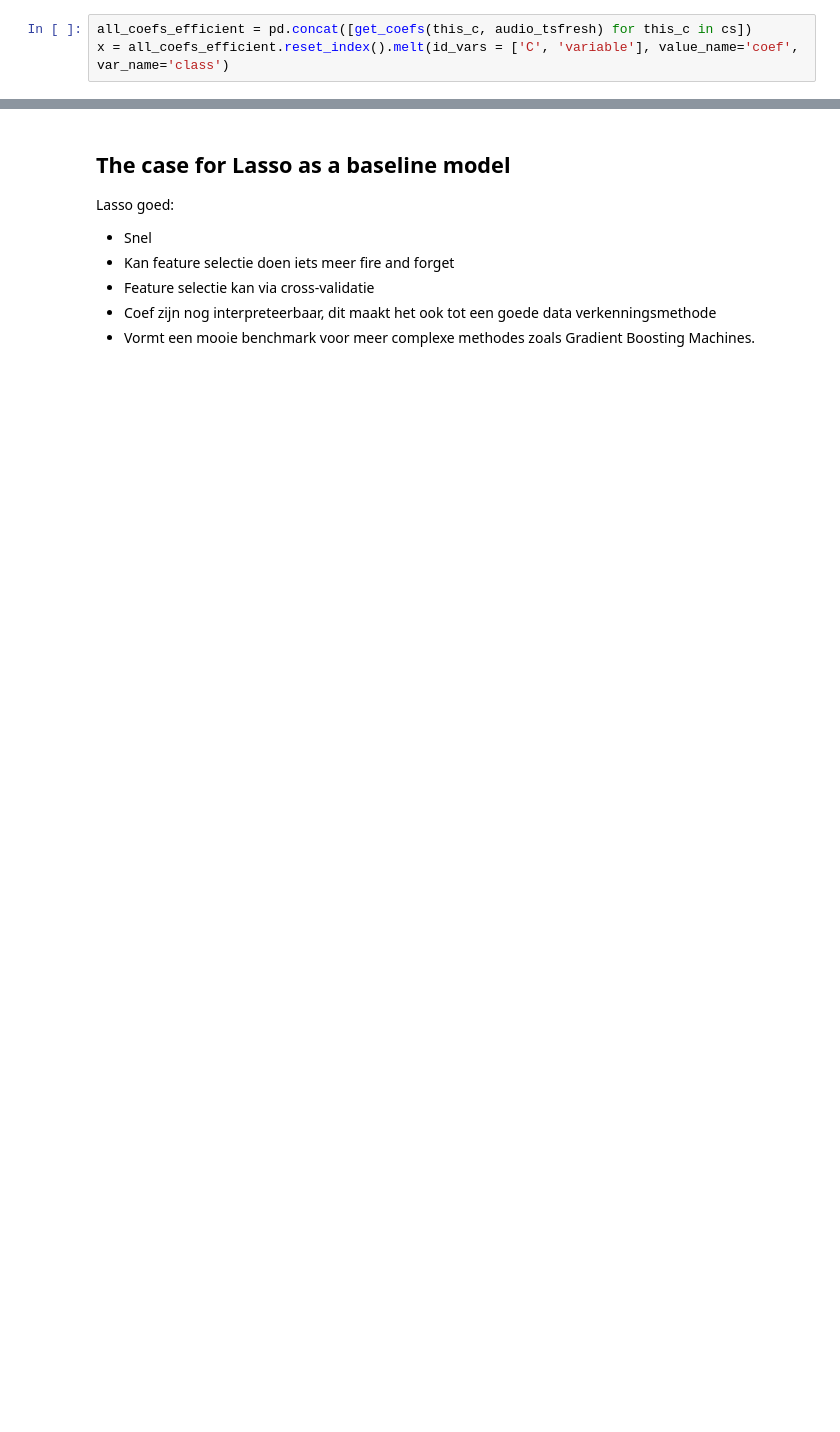
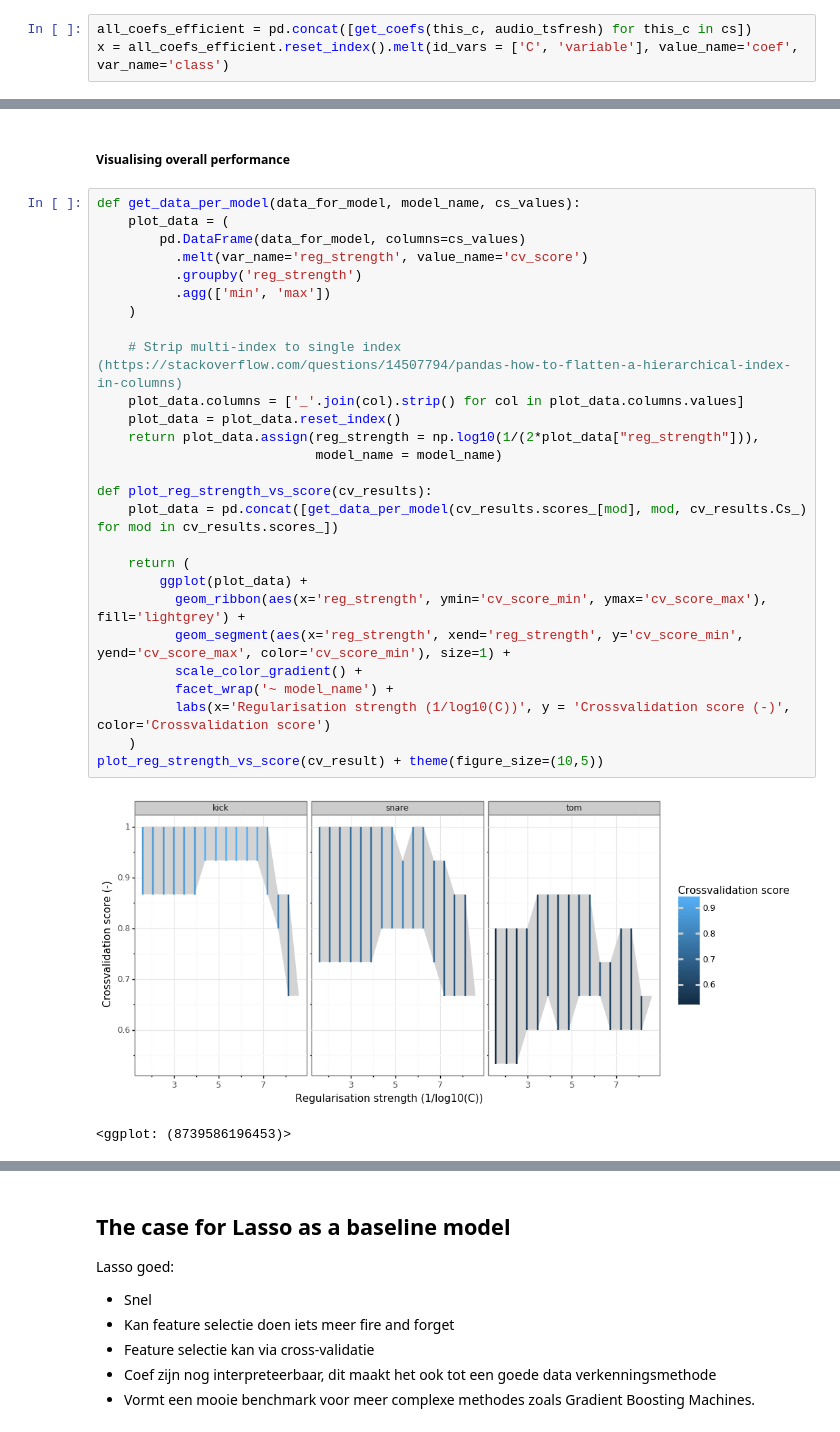
Before and after one commit to PaulHiemstra/lasso_tsfresh_article, a Jupyter notebook: lasso_tsfresh_article.ipynb, the cells around one changed output, grey strips where cells are left out. Cells and saved outputs as stored; diff of their text form; blank space fills up the shorter version.

```diff
--- a/lasso_tsfresh_article.ipynb
+++ b/lasso_tsfresh_article.ipynb
@@ -266,0 +322,32 @@ Add some interesting observations here:
+# %% [markdown]
+##### Visualising overall performance
+# %%
+def get_data_per_model(data_for_model, model_name, cs_values):
+    plot_data = (
+        pd.DataFrame(data_for_model, columns=cs_values)
+          .melt(var_name='reg_strength', value_name='cv_score')
+          .groupby('reg_strength')
+          .agg(['min', 'max'])
+    )
+
+    # Strip multi-index to single index (https://stackoverflow.com/questions/14507794/pandas-how-to-flatten-a-hierarchical-index-in-columns)
+    plot_data.columns = ['_'.join(col).strip() for col in plot_data.columns.values]
+    plot_data = plot_data.reset_index()
+    return plot_data.assign(reg_strength = np.log10(1/(2*plot_data["reg_strength"])),
+                            model_name = model_name)
+
+def plot_reg_strength_vs_score(cv_results):
+    plot_data = pd.concat([get_data_per_model(cv_results.scores_[mod], mod, cv_results.Cs_) for mod in cv_results.scores_])
+
+    return (
+        ggplot(plot_data) +
+          geom_ribbon(aes(x='reg_strength', ymin='cv_score_min', ymax='cv_score_max'), fill='lightgrey') +
+          geom_segment(aes(x='reg_strength', xend='reg_strength', y='cv_score_min', yend='cv_score_max', color='cv_score_min'), size=1) +
+          scale_color_gradient() +
+          facet_wrap('~ model_name') +
+          labs(x='Regularisation strength (1/log10(C))', y = 'Crossvalidation score (-)', color='Crossvalidation score')
+    )
+plot_reg_strength_vs_score(cv_result) + theme(figure_size=(10,5))
+# %% [output]
+[figure, added]
+<ggplot: (8739586196453)>
```
Also changed, not shown: parts of 16 cells of this notebook.
